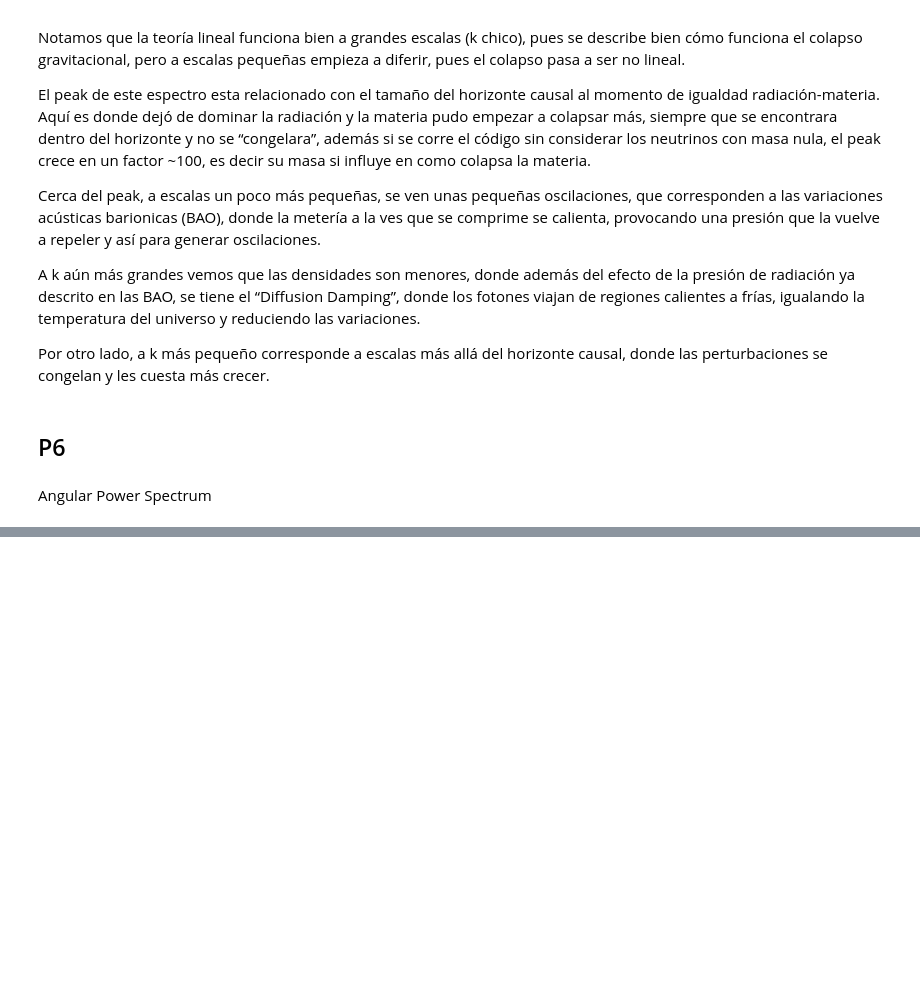
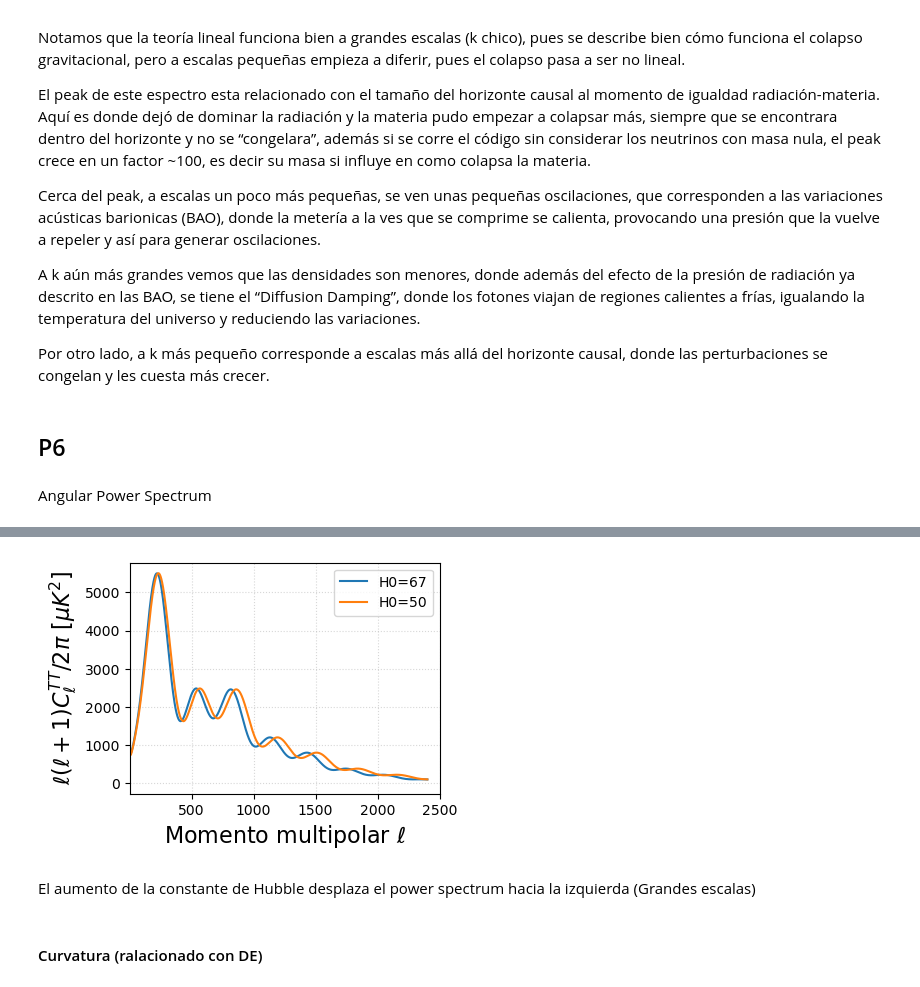
Before and after one commit to alejandro542/Cosmo-tareas, a Jupyter notebook: TAREA 2/Codigo.ipynb, the cells around one changed output, grey strips where cells are left out. Drawn from its saved outputs; the diff is of its cells as text; code cells hidden in the pictures; blank space fills up the shorter version.

Commit message:
Resultados p6 listos, falta análisis

```diff
--- a/TAREA 2/Codigo.ipynb
+++ b/TAREA 2/Codigo.ipynb
@@ -226,0 +227,42 @@ plt.show()
+# %%
+H0 = 67 # km/s/Mpc
+H02 = 50 # km/s/Mpc
+omega_ch2 = 0.120 # densidad fisica cold dark matter
+omega_bh2 = 0.0224 # Densidad fisica bariones
+tau = 0.054 # optical depth
+omk = 0 # omega k
+
+pars = camb.CAMBparams()
+pars.set_cosmology(H0=H0, ombh2=omega_bh2, omch2=omega_ch2, tau=tau,omk=omk)
+pars.set_dark_energy(w=-1);
+pars2 = camb.CAMBparams()
+pars2.set_cosmology(H0=H02, ombh2=omega_bh2, omch2=omega_ch2, tau=tau,omk=omk)
+pars2.set_dark_energy(w=-1);
+
+results = camb.get_results(pars)
+results2 = camb.get_results(pars2)
+
+powers = results.get_cmb_power_spectra(pars,CMB_unit='muK')
+powers2 = results.get_cmb_power_spectra(pars2,CMB_unit='muK')
+
+unlesed = powers['unlensed_scalar']
+ells = np.arange(unlesed[:,0].shape[0])
+unlesed2 = powers2['unlensed_scalar']
+ells2 = np.arange(unlesed2[:,0].shape[0])
+# %%
+plt.figure(figsize=(4, 3))
+plt.plot(ells, unlesed[:, 0],label=f"H0={H0}")  # 0: TT, 1: EE, 2: BB, 3: TE
+plt.plot(ells2, unlesed2[:, 0],label=f"H0={H02}")
+plt.xlabel(r'Momento multipolar $\ell$', fontsize=16)
+plt.ylabel(r'$\ell(\ell+1)C_{\ell}^{TT} / 2\pi$ [$\mu K^2$]', fontsize=16)
+plt.legend()
+
+plt.xlim(2, 2500)
+plt.grid(alpha=0.5, ls=':')
+plt.show()
+# %% [output]
+[figure, added]
+# %% [markdown]
+El aumento de la constante de Hubble desplaza el power spectrum hacia la izquierda (Grandes escalas)
+# %% [markdown]
+#### Curvatura (ralacionado con DE)
```
Also changed, not shown: parts of 20 cells of this notebook.
